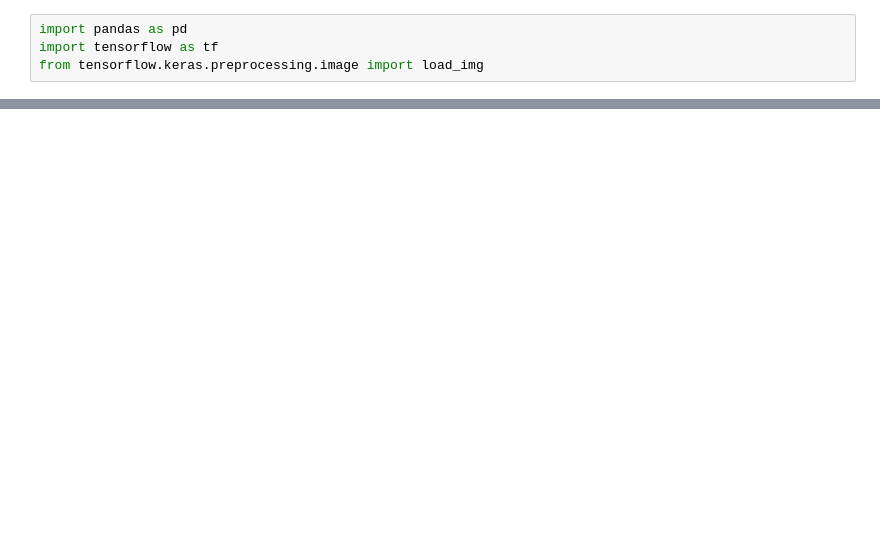
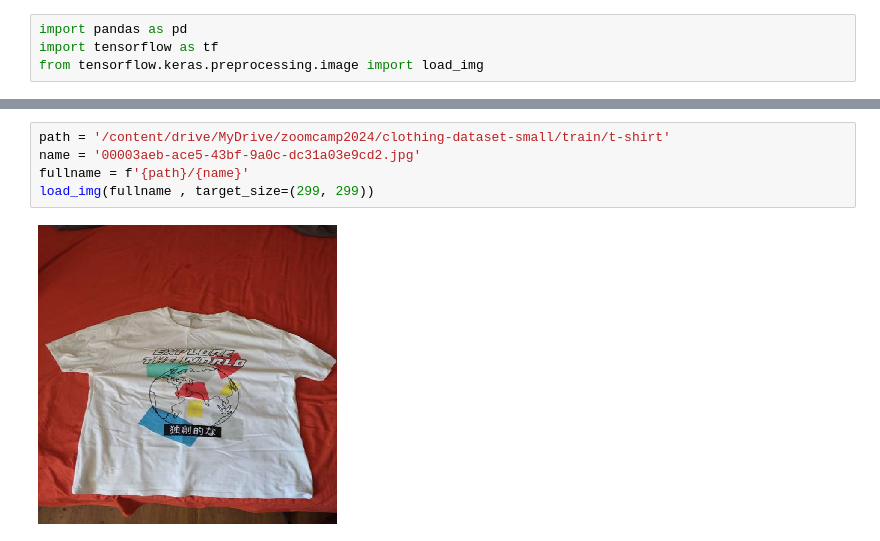
Before and after one commit to 4362725Gb/ml-zoomCamp2024, a Jupyter notebook: 08-deep-learning/08-fashion_DL.ipynb, the cells around one changed output, grey strips where cells are left out. Drawn from its saved outputs; the diff is of its cells as text; blank space fills up the shorter version.

```diff
--- a/08-deep-learning/08-fashion_DL.ipynb
+++ b/08-deep-learning/08-fashion_DL.ipynb
@@ -27,0 +37,7 @@ load_img('/content/clothing-dataset-small/train/dress/009b3c31-fb62-45c0-be9a-37
+# %%
+path = '/content/drive/MyDrive/zoomcamp2024/clothing-dataset-small/train/t-shirt'
+name = '00003aeb-ace5-43bf-9a0c-dc31a03e9cd2.jpg'
+fullname = f'{path}/{name}'
+load_img(fullname , target_size=(299, 299))
+# %% [output]
+[figure, added]
```
Also changed, not shown: parts of 6 cells of this notebook.
